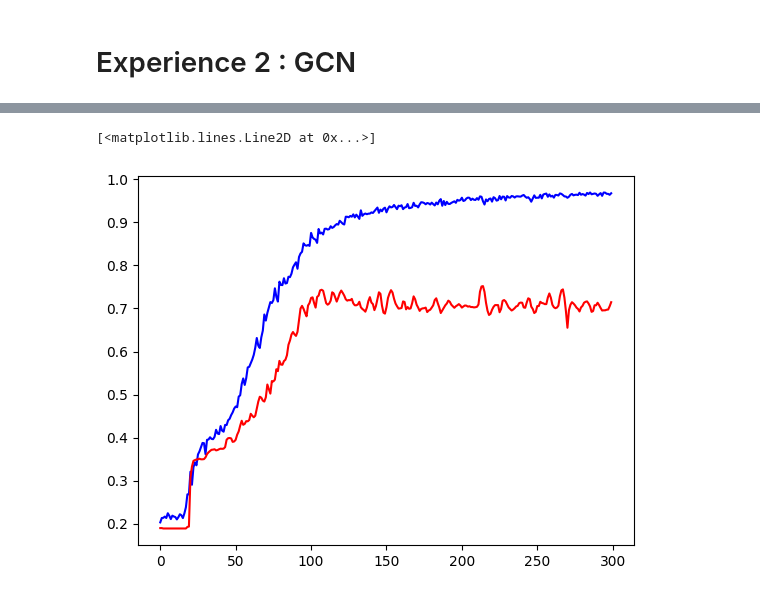
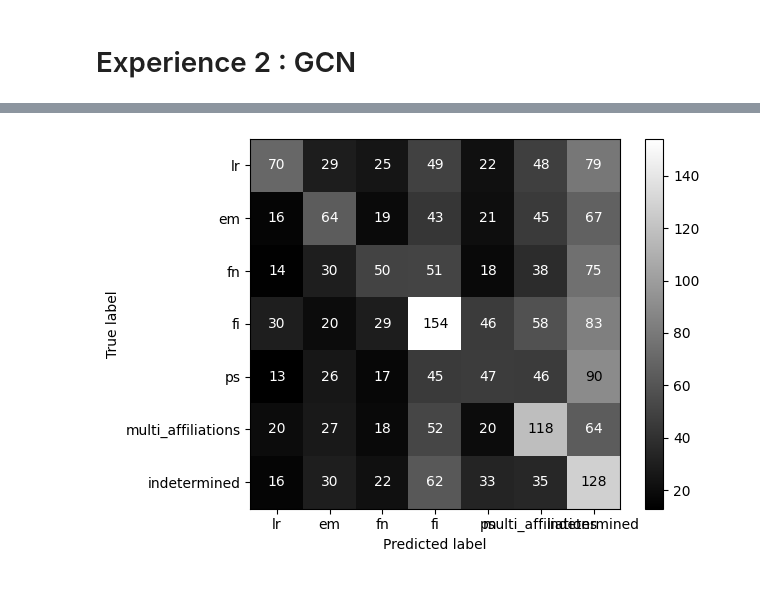
Before and after one commit to Yufu0/classification_graphs, a Jupyter notebook: train.ipynb, the cells around one changed output, grey strips where cells are left out. Cells and saved outputs as stored; diff of their text form; code cells hidden in the pictures.

```diff
--- a/train.ipynb
+++ b/train.ipynb
@@ -331,6 +504,9 @@ plt.plot(list_loss_test, color='red')
-# %%
-plt.plot(list_train_acc, color='blue')
-plt.plot(list_test_acc, color='red')
-# %% [output]
-[<matplotlib.lines.Line2D at 0x...>]
-[figure, removed]
+# %%
+with torch.no_grad():
+    model_fcnn.eval()
+    y_true = torch.argmax(graph_test_torch.labels, dim=1).cpu().numpy()
+    y_pred = torch.argmax(model_fcnn(graph_test_torch.features), dim=1).cpu().numpy()
+    mat = confusion_matrix(y_true, y_pred)
+    ConfusionMatrixDisplay(confusion_matrix=mat, display_labels=['lr','em','fn','fi','ps','multi_affiliations','indetermined']).plot(cmap='gray')
+# %% [output]
+[figure, added]
```
Also changed, not shown: parts of 15 cells of this notebook, 1 other file.
